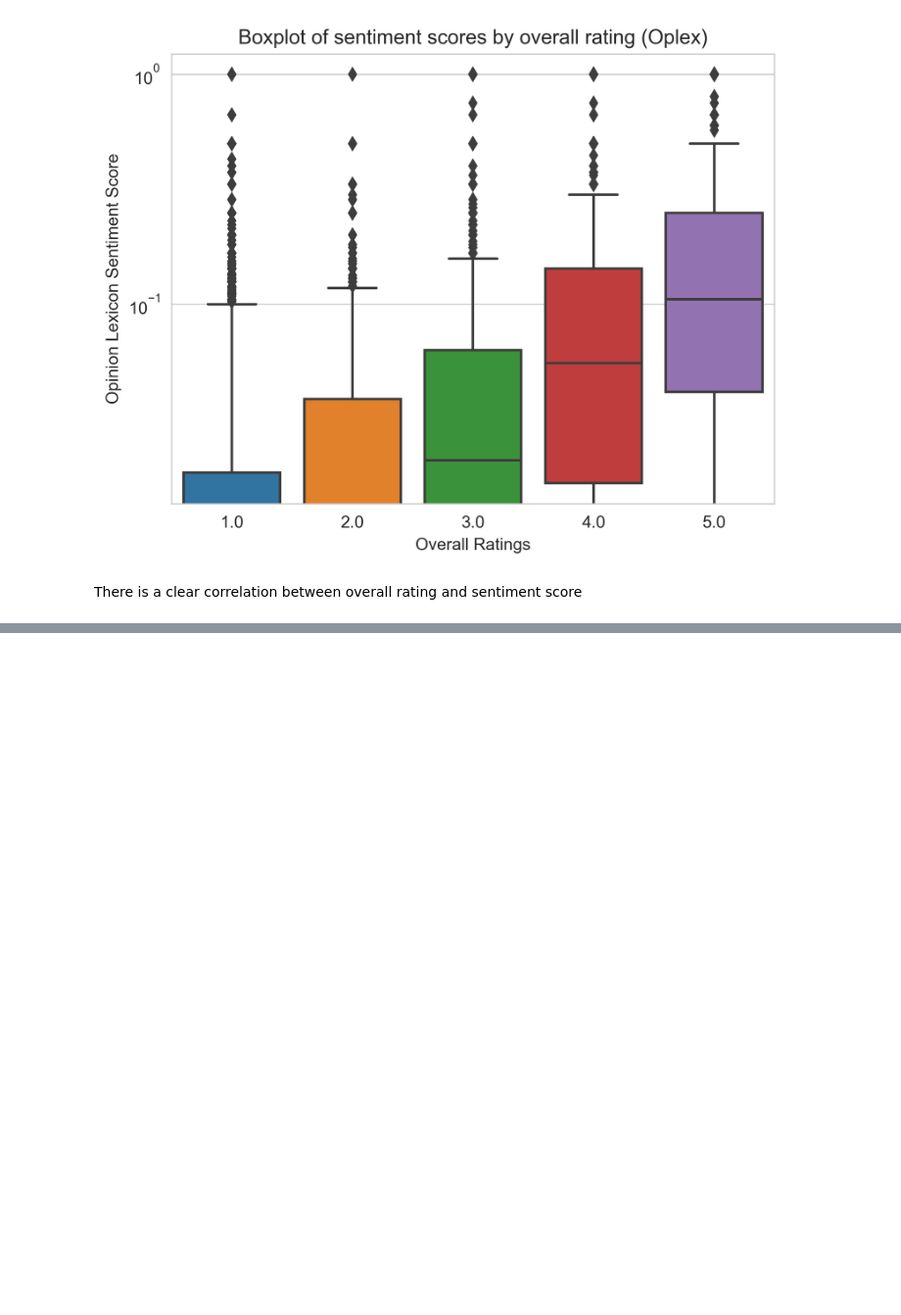
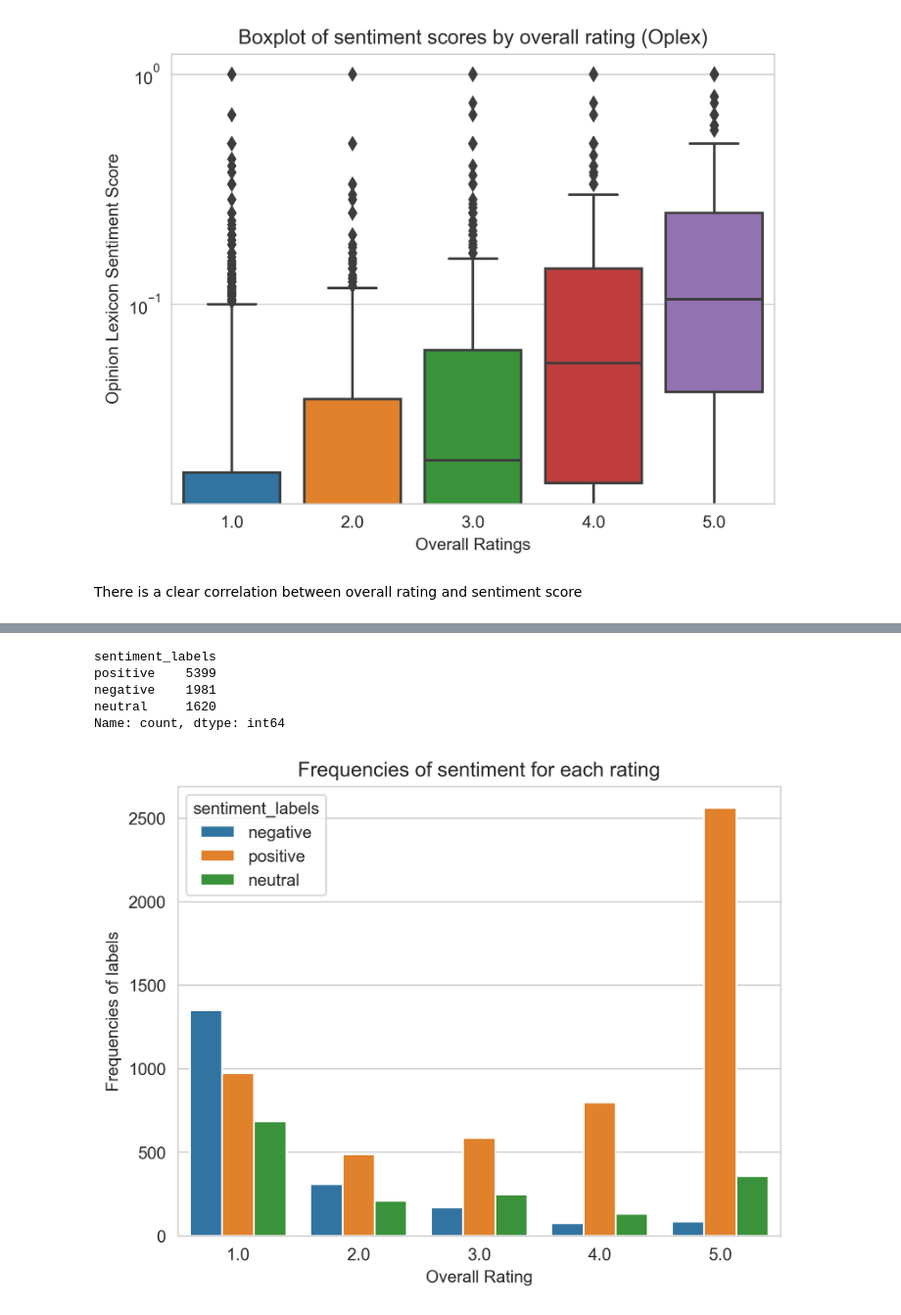
Before and after one commit to Asifdotexe/SentimentScoringModel, a Jupyter notebook: code/issue-13-as-analysis-on-opinion-lexicon-scores.ipynb, the cells around one changed output, grey strips where cells are left out. Shown: that part at 98% size. Drawn from its saved outputs; the diff is of its cells as text; code cells hidden in the pictures; blank space fills up the shorter version.

```diff
--- a/code/issue-13-as-analysis-on-opinion-lexicon-scores.ipynb
+++ b/code/issue-13-as-analysis-on-opinion-lexicon-scores.ipynb
@@ -86,7 +87,8 @@ There is a clear correlation between overall rating and sentiment score
 # %%
 # getting the sentiment labels for each row
 # function source: nlp_preprocessing.py
-df['sentiment_labels'] = df['sentiment_score'].apply(get_sentiment_label)
+df['sentiment_labels'] = np.where(df['sentiment_score'] > 0, 'positive',
+                                  np.where(df['sentiment_score'] < 0, 'negative', 'neutral'))
 # %%
 df[['cleaned_review','sentiment_score','sentiment_labels']].sample(5)
 # %% [output]
@@ -98,0 +113,16 @@ df[['cleaned_review','sentiment_score','sentiment_labels']].sample(5)
+# %%
+df['sentiment_labels'].value_counts()
+# %% [output]
+sentiment_labels
+positive    5399
+negative    1981
+neutral     1620
+Name: count, dtype: int64
+# %%
+sns.countplot(x='overall', hue='sentiment_labels', data=df)
+plt.title('Frequencies of sentiment for each rating')
+plt.xlabel('Overall Rating')
+plt.ylabel('Frequencies of labels')
+plt.show()
+# %% [output]
+[figure, added]
```
Also changed, not shown: parts of 3 cells of this notebook, 1 other file.
